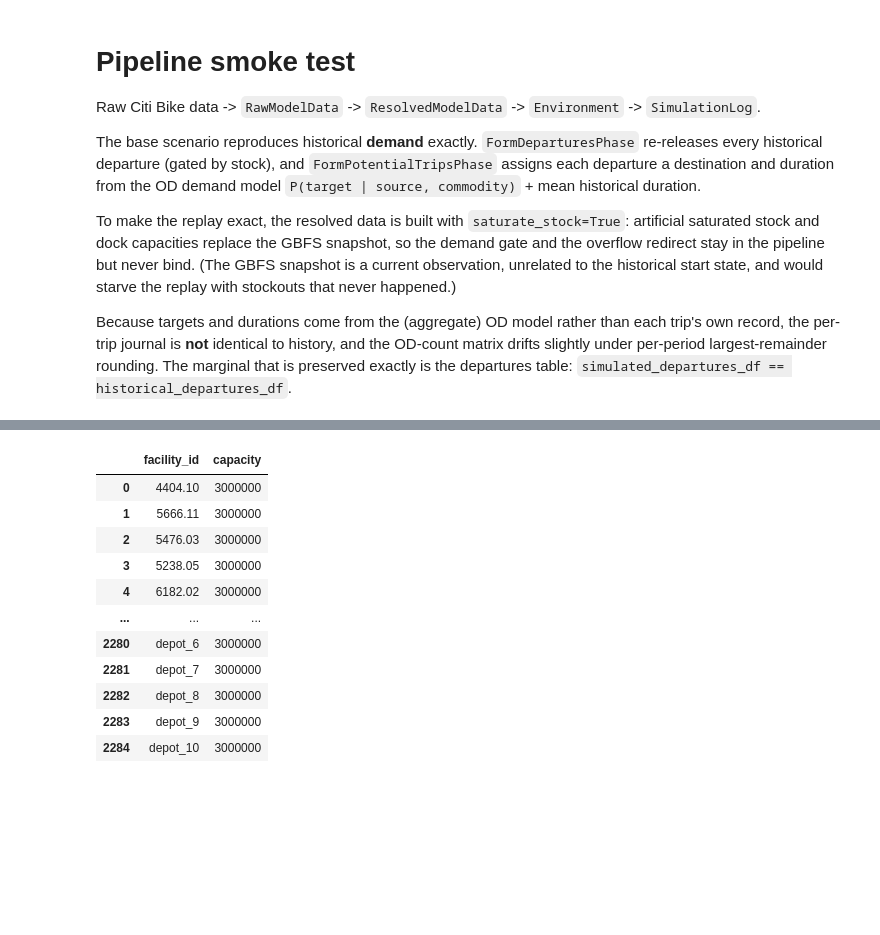
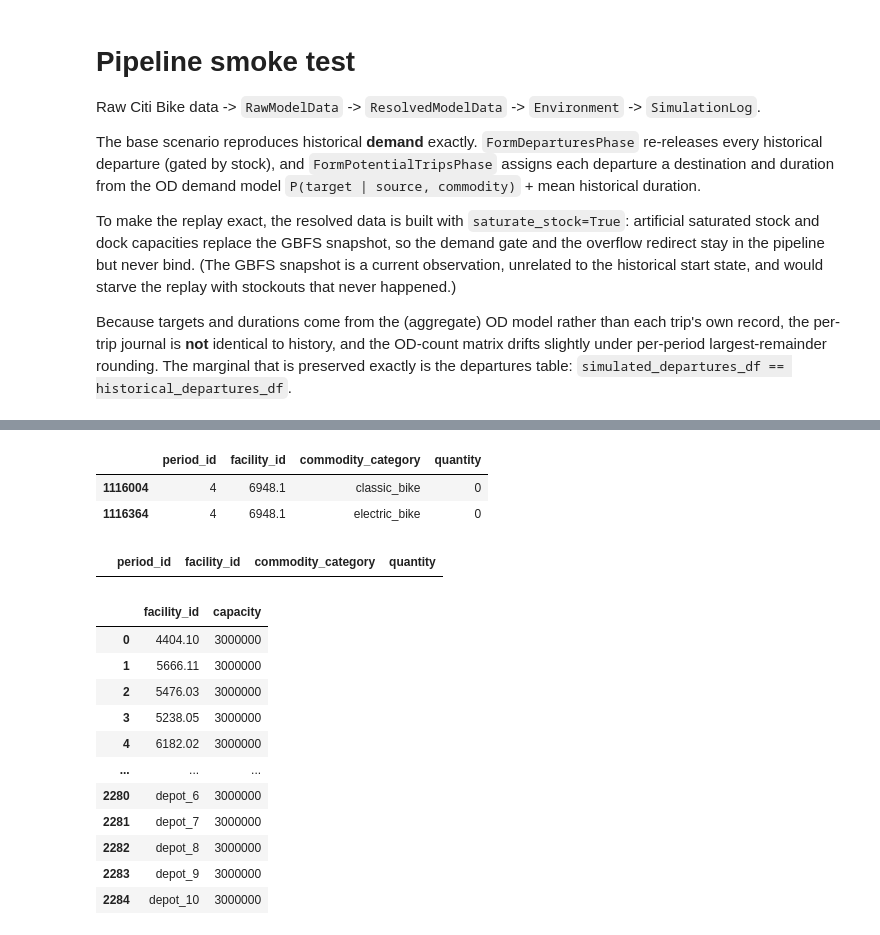
Before and after one commit to vlzm/GFDRR, a Jupyter notebook: notebooks/test_pipeline.ipynb, the cells around one changed output, grey strips where cells are left out. Drawn from its saved outputs; the diff is of its cells as text; code cells hidden in the pictures; blank space fills up the shorter version.

```diff
--- a/notebooks/test_pipeline.ipynb
+++ b/notebooks/test_pipeline.ipynb
@@ -104,3 +126,17 @@ Name: count, dtype: Int64
+# %%
+cond_1 = graph_data.historical_inventory_df['period_id'] == 4
+cond_2 = graph_data.historical_inventory_df['facility_id'] == '6948.1'
+
+graph_data.historical_inventory_df[cond_1 & cond_2]
+# %% [output]
+|  | period_id | facility_id | commodity_category | quantity |
+| 1116004 | 4 | 6948.1 | classic_bike | 0 |
+| 1116364 | 4 | 6948.1 | electric_bike | 0 |
+# %%
+cond_2 = graph_data.simulated_inventory_df['facility_id'] == 6626.01
+graph_data.simulated_inventory_df[cond_2]
+# %% [output]
+|  | period_id | facility_id | commodity_category | quantity |
 # %%
 # Run invariants I1-I4 (Tier-2 of the loss-logging design). validate_run is a
 # pure check over the finished run: I1 demand split, I2 spine closure, I3 the
```
Also changed, not shown: parts of 5 cells of this notebook.
